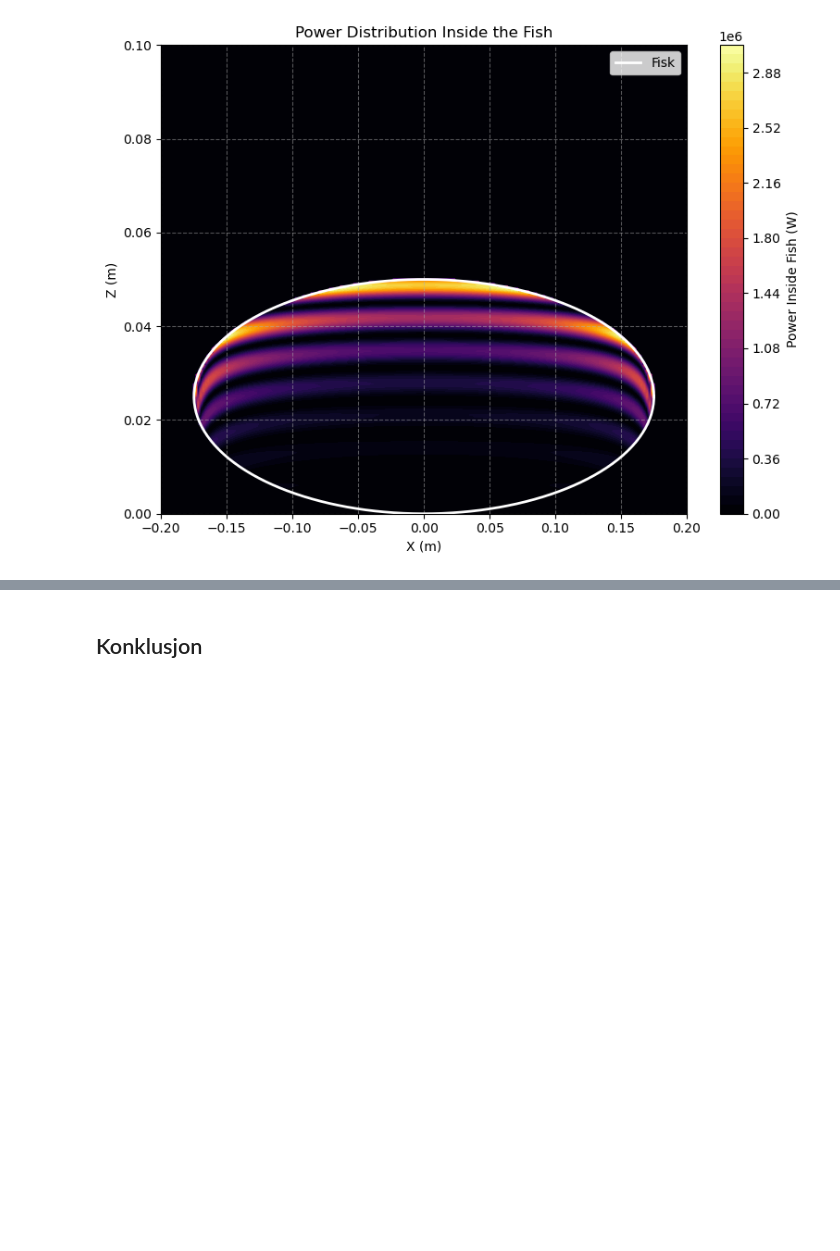
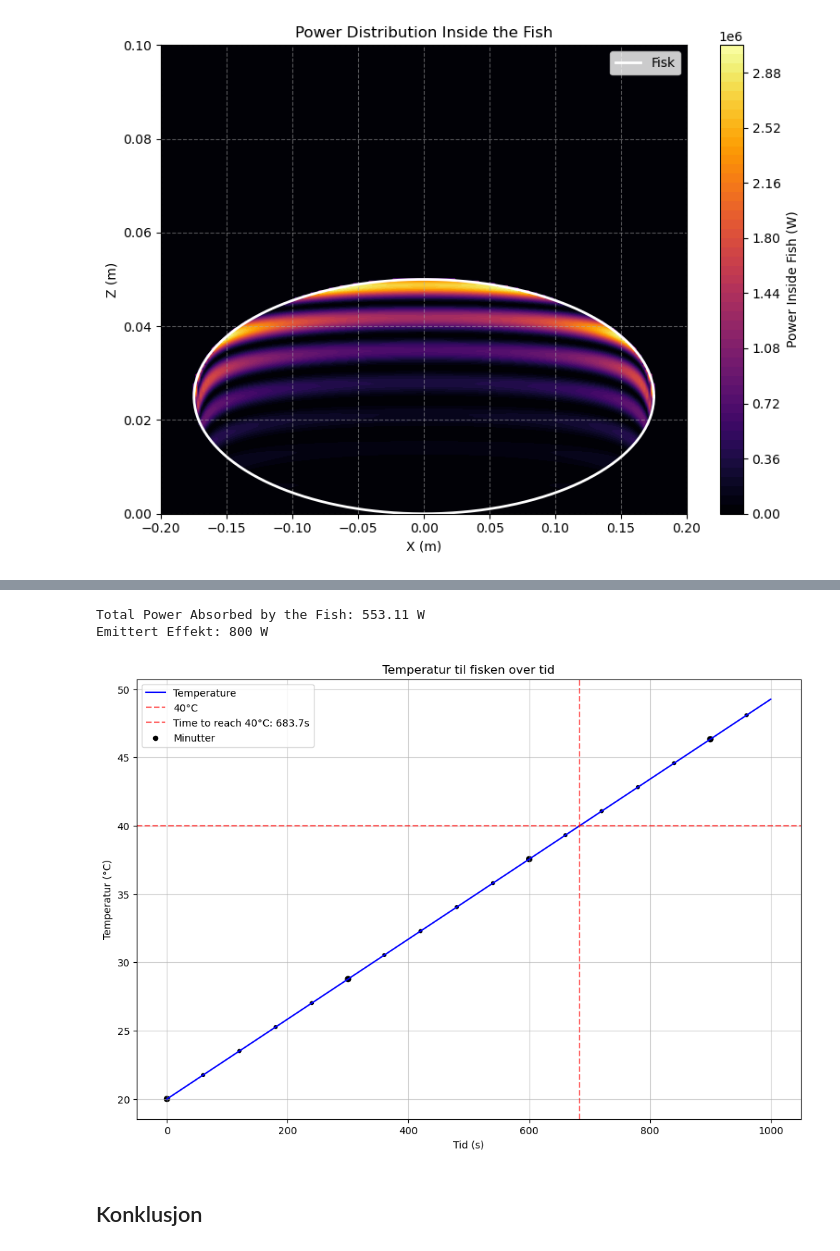
Before and after one commit to VictJoh/ElMag-Computational-Essay, a Jupyter notebook: compessay.ipynb, the cells around one changed output, grey strips where cells are left out. Saved outputs shown, nothing was run; the diff lists cells and outputs as text; code cells hidden in the pictures; blank space fills up the shorter version.

```diff
--- a/compessay.ipynb
+++ b/compessay.ipynb
@@ -497,3 +360,81 @@ plt.show()
+# %%
+# 3D Meshgrid
+x = np.linspace(-0.2, 0.2, num_points)
+y = np.linspace(-0.07/2, 0.07/2, num_points)
+z = np.linspace(0, 0.1, num_points)
+X, Y, Z = np.meshgrid(x, y, z)
+
+# Definer ellipsoiden
+R_ellipsoid = (X / a_ellipsoid)**2 + (Y / b_ellipsoid)**2 + ((Z - c_ellipsoid) / c_ellipsoid)**2
+inside_fish = R_ellipsoid <= 1
+
+# Beregn avstand fra overflaten langs Z-aksen
+distance_inside = np.zeros_like(X)
+Z_surface = c_ellipsoid + c_ellipsoid * np.sqrt(1 - (X[inside_fish] / a_ellipsoid)**2 - (Y[inside_fish] / b_ellipsoid)**2)
+distance_inside[inside_fish] = Z_surface - Z[inside_fish]
+distance_inside = np.maximum(distance_inside, 0)
+
+# Elektrisk felt inne i fisken
+E_inside = E0 * np.exp(-alpha * distance_inside)
+
+# Beregn effektabsorpsjon
+P_r = omega * epsilon_0 * l_f * (E_inside**2)
+P_r = P_r * 0.5 # ganger med en halv for å normalisere sinus-bølgen
+power_density = P_r * inside_fish
+
+# Integrer over hele volumet
+dx = x[1] - x[0]
+dy = y[1] - y[0]
+dz = z[1] - z[0]
+dV = dx * dy * dz
+total_power_absorbed = np.sum(power_density) * dV
+print(f"Total Power Absorbed by the Fish: {total_power_absorbed:.2f} W")
+print(f"Emittert Effekt: {P} W")
+# %% [output]
+Total Power Absorbed by the Fish: 553.11 W
+Emittert Effekt: 800 W
+# %%
+c_p = 4200  # J/(kg·K)
+m_fish = 4.5  # kg
+
+# Startemperatur
+T_initial = 20
+# Tid i sekunder
+t_values = np.linspace(0, 1000, 1000)
+
+# Temperatur over tid
+Delta_T = (total_power_absorbed / (m_fish * c_p)) * t_values
+T_values = T_initial + Delta_T
+
+target_temperature = 40  # tid fisken er død
+time_to_reach_target = t_values[np.where(T_values >= target_temperature)[0][0]]
+
+# Plot temperatur over tid
+plt.figure(figsize=(12, 8))
+plt.plot(t_values, T_values, label="Temperature", color='blue')
+plt.axhline(y=target_temperature, color='red', linestyle='--', label=f"{target_temperature}°C", alpha = 0.6)
+plt.axvline(x=time_to_reach_target, color='red', linestyle='--', label=f"Time to reach {target_temperature}°C: {time_to_reach_target:.1f}s", alpha = 0.6)
+
+#  Markerer hvert minutt
+minute_ticks = np.arange(0, 1001, 60)
+temperature_over_time = [T_initial + (total_power_absorbed / (m_fish * c_p)) * t for t in minute_ticks]
+
+plt.scatter(
+    minute_ticks,
+    temperature_over_time,
+    color='black',
+    s=[30 if t % 300 == 0 else 10 for t in minute_ticks],  # Større prikk hvert 5. minutt
+    label="Minutter"
+)
+# Titler
+plt.xlabel('Tid (s)')
+plt.ylabel('Temperatur (°C)')
+plt.title('Temperatur til fisken over tid')
+plt.grid(True, alpha = 0.6)
+plt.legend()
+plt.show()
+# %% [output]
+[figure, added]
 # %% [markdown]
 ## Konklusjon
 # %% [markdown]
```
Also changed, not shown: parts of 6 cells of this notebook.
